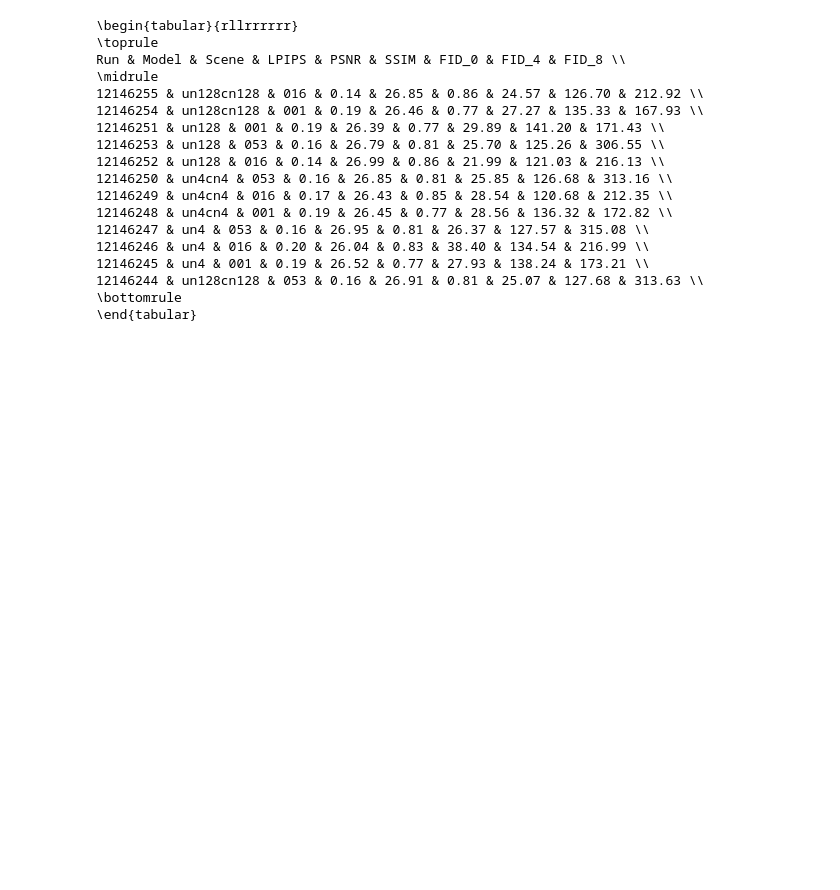
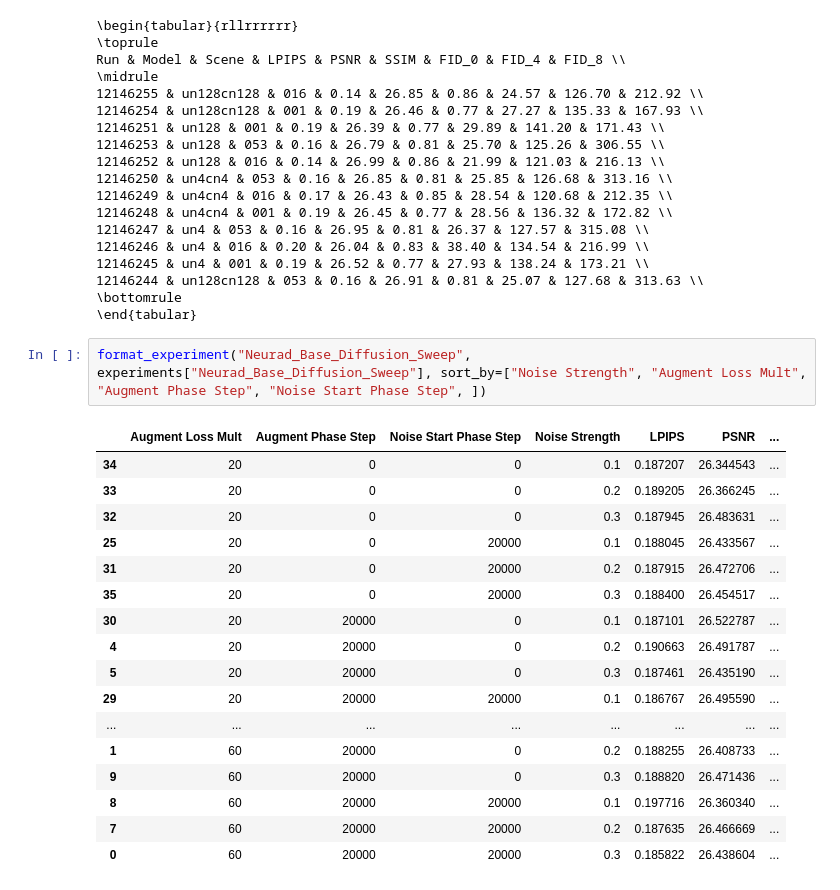
Before and after one commit to gasparyanartur/neurad-diffusion, a Jupyter notebook: experiments/metrics.ipynb, the cells around one changed output. Drawn from its saved outputs; the diff is of its cells as text; blank space fills up the shorter version.

```diff
--- a/experiments/metrics.ipynb
+++ b/experiments/metrics.ipynb
@@ -447,3 +447,23 @@ Run & Model & Scene & LPIPS & PSNR & SSIM & FID_0 & FID_4 & FID_8 \\
 12146244 & un128cn128 & 053 & 0.16 & 26.91 & 0.81 & 25.07 & 127.68 & 313.63 \\
 \bottomrule
 \end{tabular}
+# %%
+format_experiment("Neurad_Base_Diffusion_Sweep", experiments["Neurad_Base_Diffusion_Sweep"], sort_by=["Noise Strength", "Augment Loss Mult", "Augment Phase Step", "Noise Start Phase Step", ])
+# %% [output]
+|  | Augment Loss Mult | Augment Phase Step | Noise Start Phase Step | Noise Strength | LPIPS | PSNR | ... |
+| 34 | 20 | 0 | 0 | 0.1 | 0.187207 | 26.344543 | ... |
+| 33 | 20 | 0 | 0 | 0.2 | 0.189205 | 26.366245 | ... |
+| 32 | 20 | 0 | 0 | 0.3 | 0.187945 | 26.483631 | ... |
+| 25 | 20 | 0 | 20000 | 0.1 | 0.188045 | 26.433567 | ... |
+| 31 | 20 | 0 | 20000 | 0.2 | 0.187915 | 26.472706 | ... |
+| 35 | 20 | 0 | 20000 | 0.3 | 0.188400 | 26.454517 | ... |
+| 30 | 20 | 20000 | 0 | 0.1 | 0.187101 | 26.522787 | ... |
+| 4 | 20 | 20000 | 0 | 0.2 | 0.190663 | 26.491787 | ... |
+| 5 | 20 | 20000 | 0 | 0.3 | 0.187461 | 26.435190 | ... |
+| 29 | 20 | 20000 | 20000 | 0.1 | 0.186767 | 26.495590 | ... |
+| ... | ... | ... | ... | ... | ... | ... | ... |
+| 1 | 60 | 20000 | 0 | 0.2 | 0.188255 | 26.408733 | ... |
+| 9 | 60 | 20000 | 0 | 0.3 | 0.188820 | 26.471436 | ... |
+| 8 | 60 | 20000 | 20000 | 0.1 | 0.197716 | 26.360340 | ... |
+| 7 | 60 | 20000 | 20000 | 0.2 | 0.187635 | 26.466669 | ... |
+| 0 | 60 | 20000 | 20000 | 0.3 | 0.185822 | 26.438604 | ... |
```
Also changed, not shown: 3 other files.
